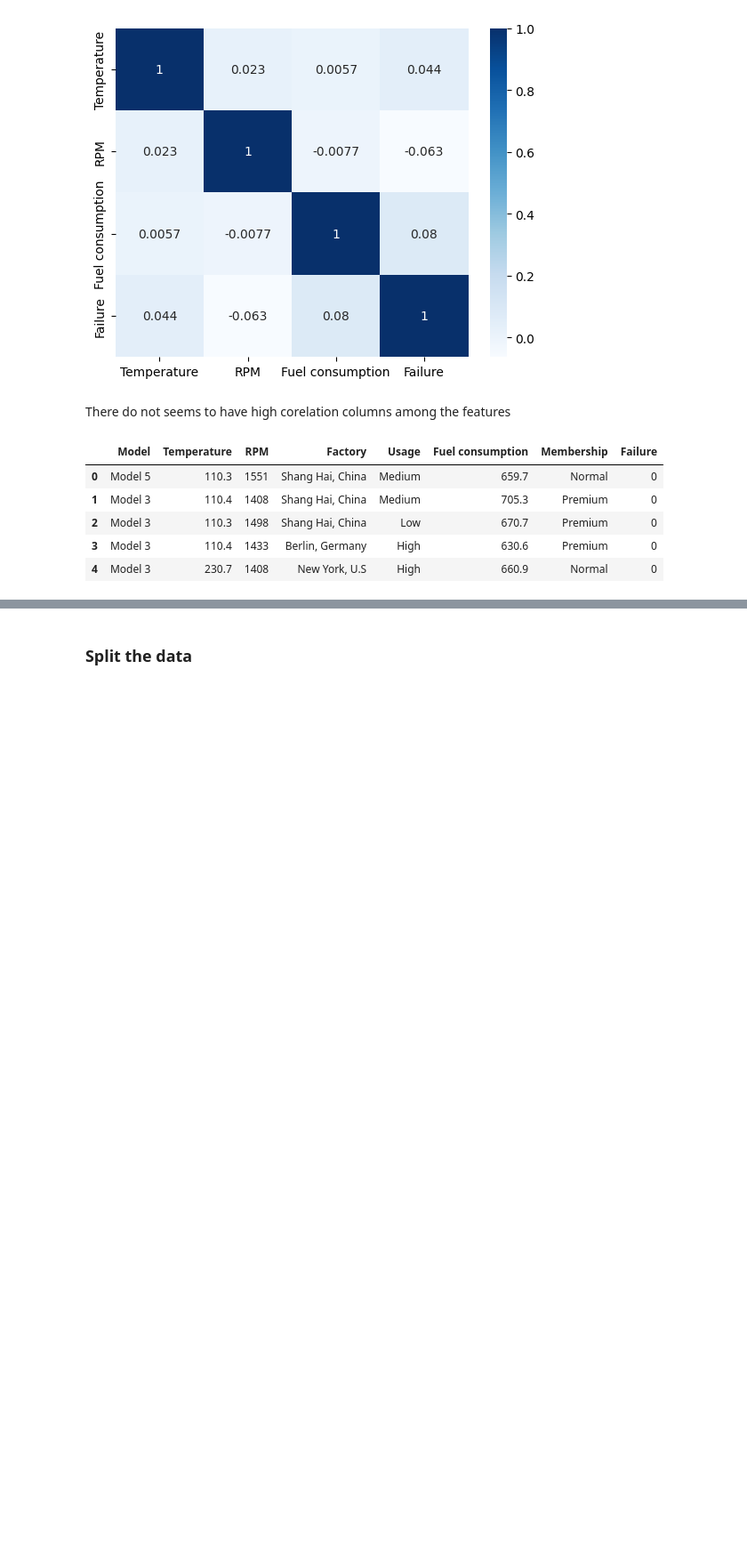
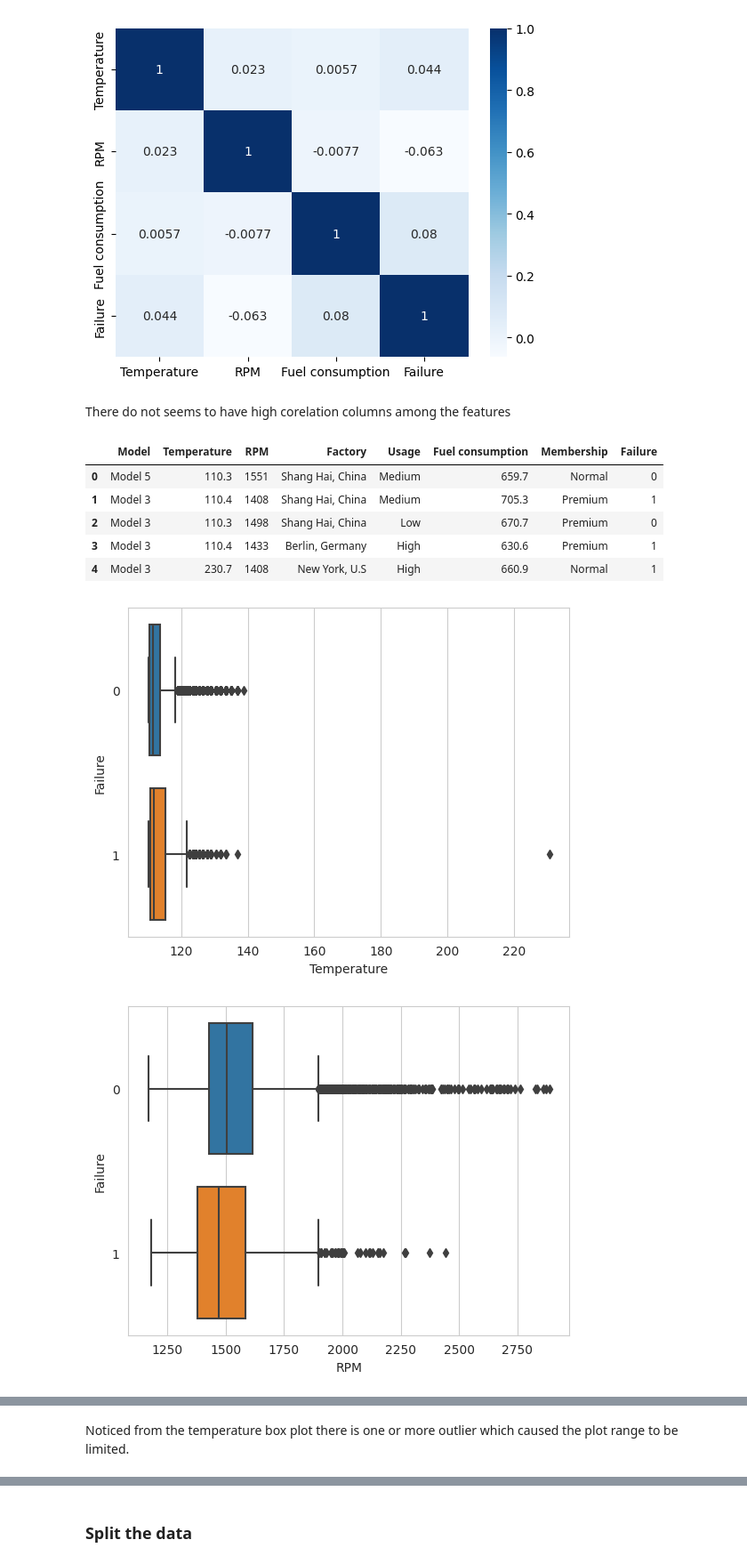
Before and after one commit to chuacc/aiap13-chua-chia-chiat-270I, a Jupyter notebook: eda.ipynb, the cells around one changed output, grey strips where cells are left out. Shown at 89% size. Cells and saved outputs as stored; diff of their text form; code cells hidden in the pictures; blank space fills up the shorter version.

```diff
--- a/eda.ipynb
+++ b/eda.ipynb
@@ -315,28 +315,29 @@ sns.heatmap(df.corr(numeric_only=True),cbar=True,annot=True,cmap='Blues')
 There do not seems to have high corelation columns among the features
 # %%
 #Convert Failure from numbers into string for plot
-df['Failure'] = np.where(df['Failure']== 0, "1", "0")
+df['Failure'] = np.where(df['Failure']== 0, "0", "1")
 # %%
 df.head()
 # %% [output]
 |  | Model | Temperature | RPM | Factory | Usage | Fuel consumption | Membership | Failure |
 | 0 | Model 5 | 110.3 | 1551 | Shang Hai, China | Medium | 659.7 | Normal | 0 |
-| 1 | Model 3 | 110.4 | 1408 | Shang Hai, China | Medium | 705.3 | Premium | 0 |
+| 1 | Model 3 | 110.4 | 1408 | Shang Hai, China | Medium | 705.3 | Premium | 1 |
 | 2 | Model 3 | 110.3 | 1498 | Shang Hai, China | Low | 670.7 | Premium | 0 |
-| 3 | Model 3 | 110.4 | 1433 | Berlin, Germany | High | 630.6 | Premium | 0 |
-| 4 | Model 3 | 230.7 | 1408 | New York, U.S | High | 660.9 | Normal | 0 |
+| 3 | Model 3 | 110.4 | 1433 | Berlin, Germany | High | 630.6 | Premium | 1 |
+| 4 | Model 3 | 230.7 | 1408 | New York, U.S | High | 660.9 | Normal | 1 |
 # %%
-# def plot_box(data, cols, col_x = 'Failure'):
-#     for col in cols:
-#         sns.set_style("whitegrid")
-#         sns.boxplot(x = col, y = col_x, data=data)
-#         plt.xlabel(col) # Set text for the x axis
-#         plt.ylabel(col_x)# Set text for y axis
-#         plt.show()
+def plot_box(data, cols, col_x = 'Failure'):
+    for col in cols:
+        sns.set_style("whitegrid")
+        sns.boxplot(x = col, y = col_x, data=data)
+        plt.xlabel(col) # Set text for the x axis
+        plt.ylabel(col_x)# Set text for y axis
+        plt.show()
 
-# num_cols = ["Temperature", "RPM", "Fuel consumption"]
-# # num_cols = data.columns.values.tolist()
-# # num_cols.remove('Class')
+num_cols = ["Temperature", "RPM", "Fuel consumption"]
 # print(num_cols)
 
-# plot_box(df, num_cols)
+plot_box(df, num_cols)
+# %% [output]
+[figure, added]
+[figure, added]
@@ -346,0 +345,2 @@ df.head()
+# %% [markdown]
+Noticed from the temperature box plot there is one or more outlier which caused the plot range to be limited.
```
Also changed, not shown: parts of 23 cells of this notebook.
